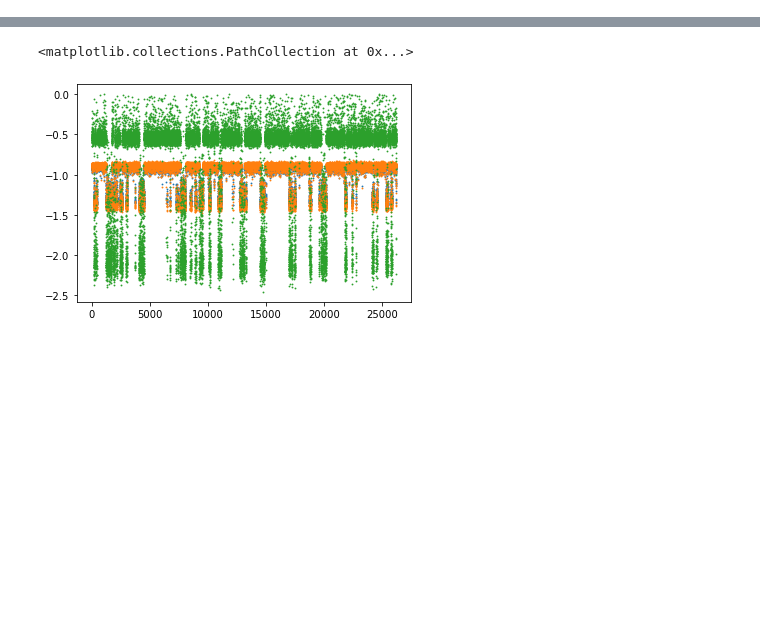
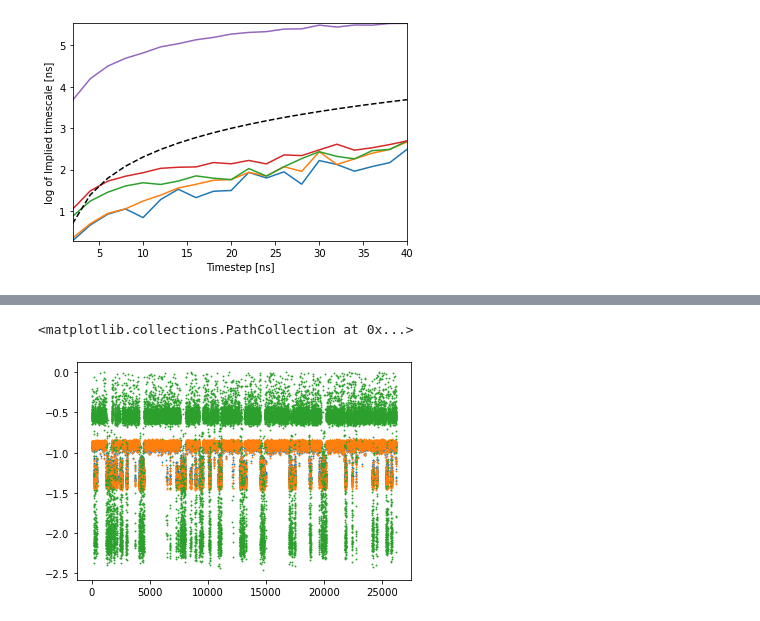
Before and after one commit to Machine-Learning-Dynamical-Systems/kooplearn, a Jupyter notebook: examples/md_chignolin/test.ipynb, the cells around one changed output, grey strips where cells are left out. Cells and saved outputs as stored; diff of their text form; code cells hidden in the pictures; blank space fills up the shorter version.

```diff
--- a/examples/md_chignolin/test.ipynb
+++ b/examples/md_chignolin/test.ipynb
@@ -17,7 +16,8 @@ traj_dict = {
         'topology' : chignolin_data_path+'CLN025-0-protein.pdb'
     }
 traj = load_trajectory(traj_dict)
-_data = compute_descriptors(traj[::20], descriptors=['hbonds_distances'])[0].values
+stride = 100
+_data = compute_descriptors(traj[::stride], descriptors=['hbonds_distances'])[0].values
 # %% [output]
 Computing Hydrogen bonds distances
 Donors: [0, 15, 23, 36, 44, 70, 85, 91, 99, 106, 112, 120, 130, 147, 160]
@@ -33 +64,11 @@ regularizer = np.float32(1e-3)
+# %%
+ts = [np.sort(x) for x in implied_timescales]
+ts = np.array(ts)
+plt.plot(np.array(strides)*timestep, np.log(ts))
+plt.plot(np.array(strides)*timestep,np.log(np.array(strides)*timestep), 'k--')
+plt.xlabel("Timestep [ns]")
+plt.ylabel("log of Implied timescale [ns]")
+plt.margins(0)
+# %% [output]
+[figure, added]
 # %%
```
Also changed, not shown: parts of 13 cells of this notebook, 6 other files.
